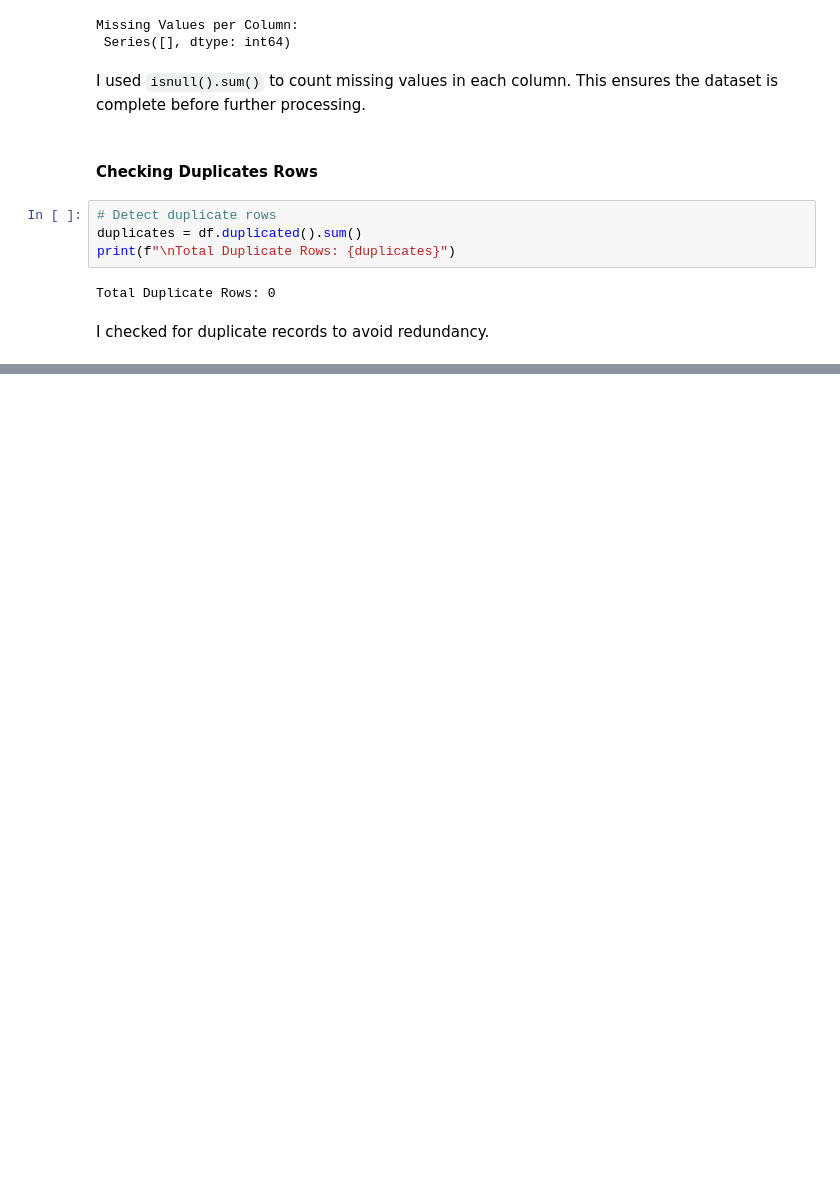
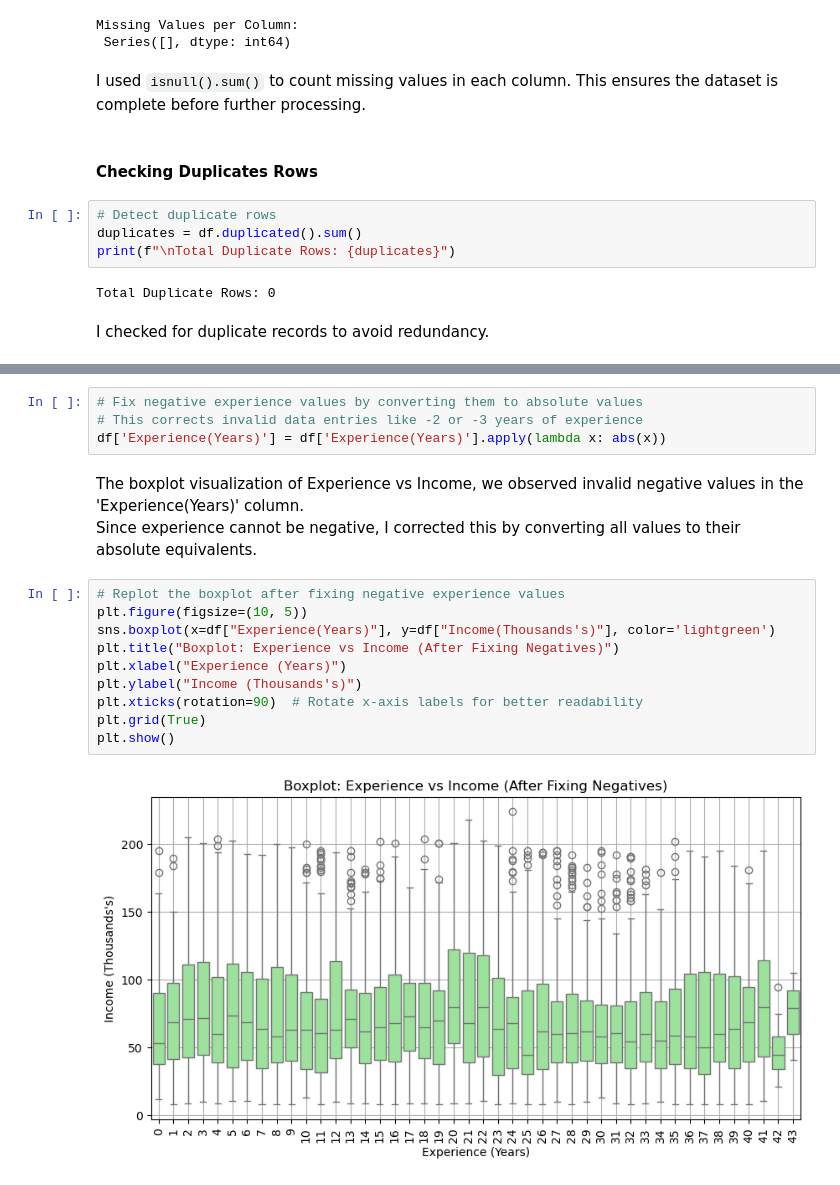
Before and after one commit to Ahmad-385/Income-prediction-Sentiment-analysis, a Jupyter notebook: ML-CA2.ipynb, the cells around one changed output, grey strips where cells are left out. Drawn from its saved outputs; the diff is of its cells as text; blank space fills up the shorter version.

```diff
--- a/ML-CA2.ipynb
+++ b/ML-CA2.ipynb
@@ -78,0 +168,19 @@ I checked for duplicate records to avoid redundancy.
+# %%
+# Fix negative experience values by converting them to absolute values
+# This corrects invalid data entries like -2 or -3 years of experience
+df['Experience(Years)'] = df['Experience(Years)'].apply(lambda x: abs(x))
+# %% [markdown]
+The boxplot visualization of Experience vs Income, we observed invalid negative values in the 'Experience(Years)' column.
+Since experience cannot be negative, I corrected this by converting all values to their absolute equivalents.
+# %%
+# Replot the boxplot after fixing negative experience values
+plt.figure(figsize=(10, 5))
+sns.boxplot(x=df["Experience(Years)"], y=df["Income(Thousands's)"], color='lightgreen')
+plt.title("Boxplot: Experience vs Income (After Fixing Negatives)")
+plt.xlabel("Experience (Years)")
+plt.ylabel("Income (Thousands's)")
+plt.xticks(rotation=90)  # Rotate x-axis labels for better readability
+plt.grid(True)
+plt.show()
+# %% [output]
+[figure, added]
```
Also changed, not shown: parts of 16 cells of this notebook.
